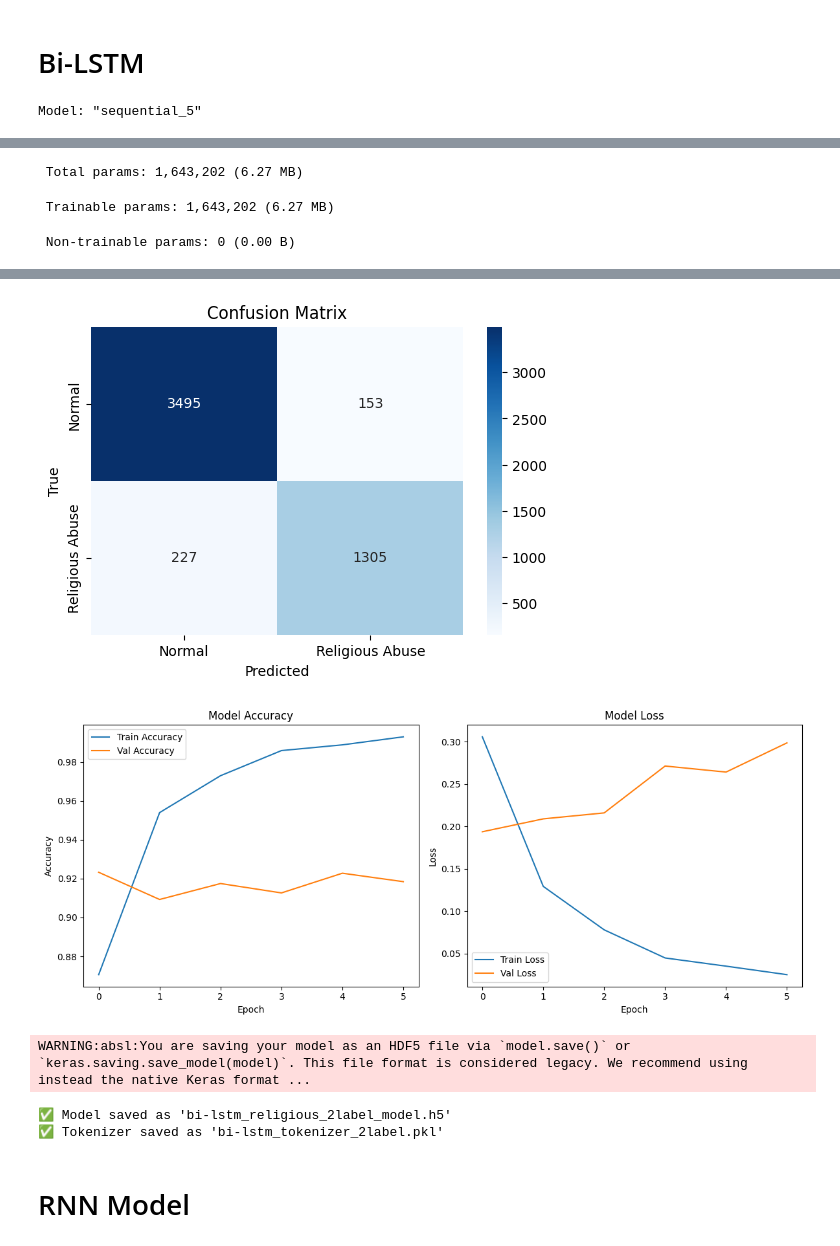
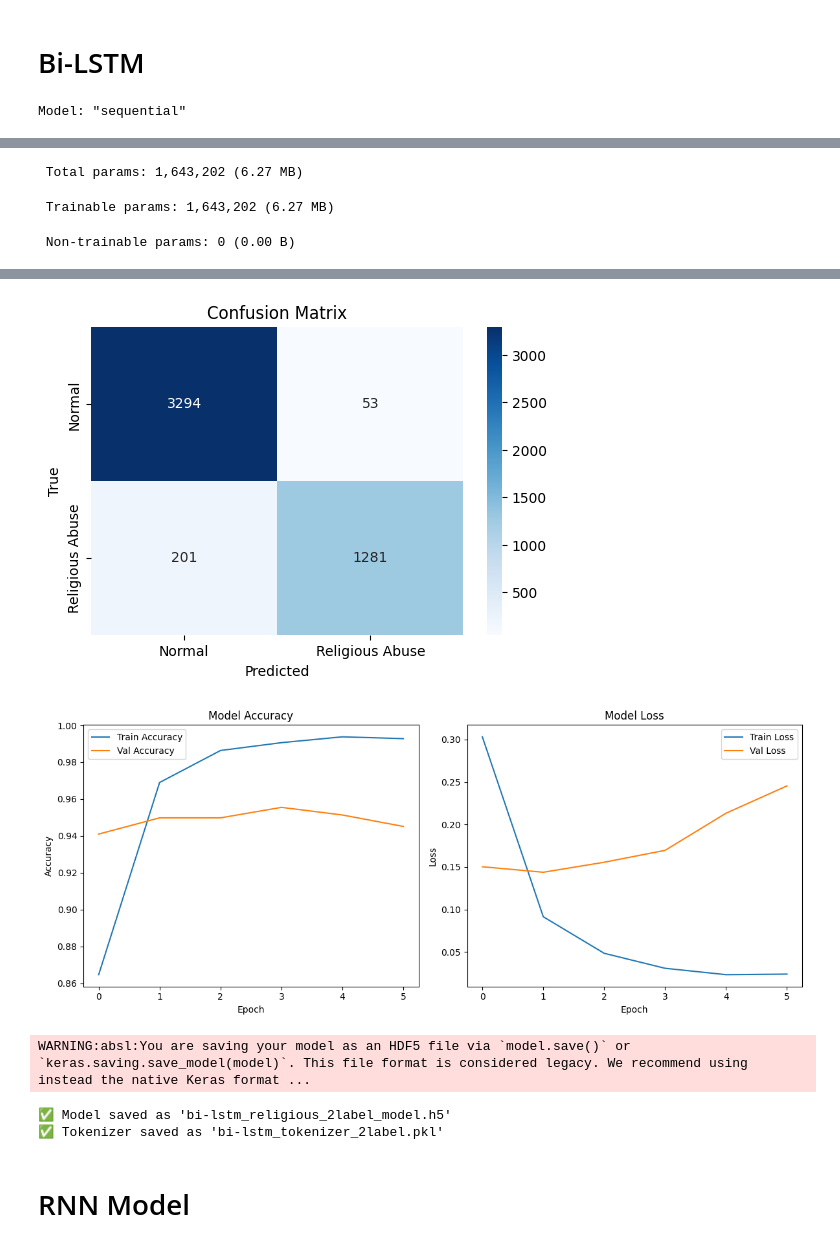
Before and after one commit to Fuad-Khan/2_Class_Religious_Abuse_Models, a Jupyter notebook: 2_class_Religious_Deep_Learning_Models.ipynb, the cells around one changed output, grey strips where cells are left out. Cells and saved outputs as stored; diff of their text form; code cells hidden in the pictures.

```diff
--- a/2_class_Religious_Deep_Learning_Models.ipynb
+++ b/2_class_Religious_Deep_Learning_Models.ipynb
@@ -21,7 +21,7 @@ from tensorflow.keras.utils import to_categorical
 import pickle
 
 # ✅ 3. Load Dataset
-file_path = "/content/drive/MyDrive/Research Paper/Data Preprocessing/2 Class/Cleaned_Labeled_Religious_Comments_Numeric.csv"
+file_path = "/content/drive/MyDrive/Research Paper/Data Preprocessing/2 Class/Cleaned_Labeled_Religious_Comments_Numeric_v4.csv"
 df = pd.read_csv(file_path)
 
 # ✅ 4. Prepare Data
@@ -169,7 +169,7 @@ import seaborn as sns
 import pickle
 
 # ✅ 3. Load dataset
-file_path = "/content/drive/MyDrive/Research Paper/Data Preprocessing/2 Class/Cleaned_Labeled_Religious_Comments_Numeric.csv"
+file_path = "/content/drive/MyDrive/Research Paper/Data Preprocessing/2 Class/Cleaned_Labeled_Religious_Comments_Numeric_v4.csv"
 df = pd.read_csv(file_path)
 
 # ✅ 4. Filter only 2 labels: 0 = Normal, 1 = Religious Abuse
@@ -326,7 +326,7 @@ import matplotlib.pyplot as plt
 import seaborn as sns
 
 # ✅ Load dataset
-file_path = "/content/drive/MyDrive/Research Paper/Data Preprocessing/2 Class/Cleaned_Labeled_Religious_Comments_Numeric.csv"
+file_path = "/content/drive/MyDrive/Research Paper/Data Preprocessing/2 Class/Cleaned_Labeled_Religious_Comments_Numeric_v4.csv"
 df = pd.read_csv(file_path)
 
 # ✅ Filter for 2 labels only: 0 = Normal, 1 = Religious Abuse
@@ -414,7 +414,7 @@ with open('/content/drive/MyDrive/Research Paper/Models/2 Class/Deep Learning Mo
 print("✅ Model saved as 'bi-lstm_religious_2label_model.h5'")
 print("✅ Tokenizer saved as 'bi-lstm_tokenizer_2label.pkl'")
 # %% [output]
-Model: "sequential_5"
+Model: "sequential"
 ┏━━━━━━━━━━━━━━━━━━━━━━━━━━━━━━━━━┳━━━━━━━━━━━━━━━━━━━━━━━━┳━━━━━━━━━━━━━━━┓
 ┃ Layer (type)                    ┃ Output Shape           ┃       Param # ┃
 ┡━━━━━━━━━━━━━━━━━━━━━━━━━━━━━━━━━╇━━━━━━━━━━━━━━━━━━━━━━━━╇━━━━━━━━━━━━━━━┩
@@ -451,5 +451,5 @@ Epoch 6/6
-[figure, old version]
+[figure, new version]
-[figure, old version]
+[figure, new version]
 WARNING:absl:You are saving your model as an HDF5 file via `model.save()` or `keras.saving.save_model(model)`. This file format is considered legacy. We recommend using instead the native Keras format ...
 ✅ Model saved as 'bi-lstm_religious_2label_model.h5'
 ✅ Tokenizer saved as 'bi-lstm_tokenizer_2label.pkl'
```
Also changed, not shown: parts of 4 cells of this notebook.
